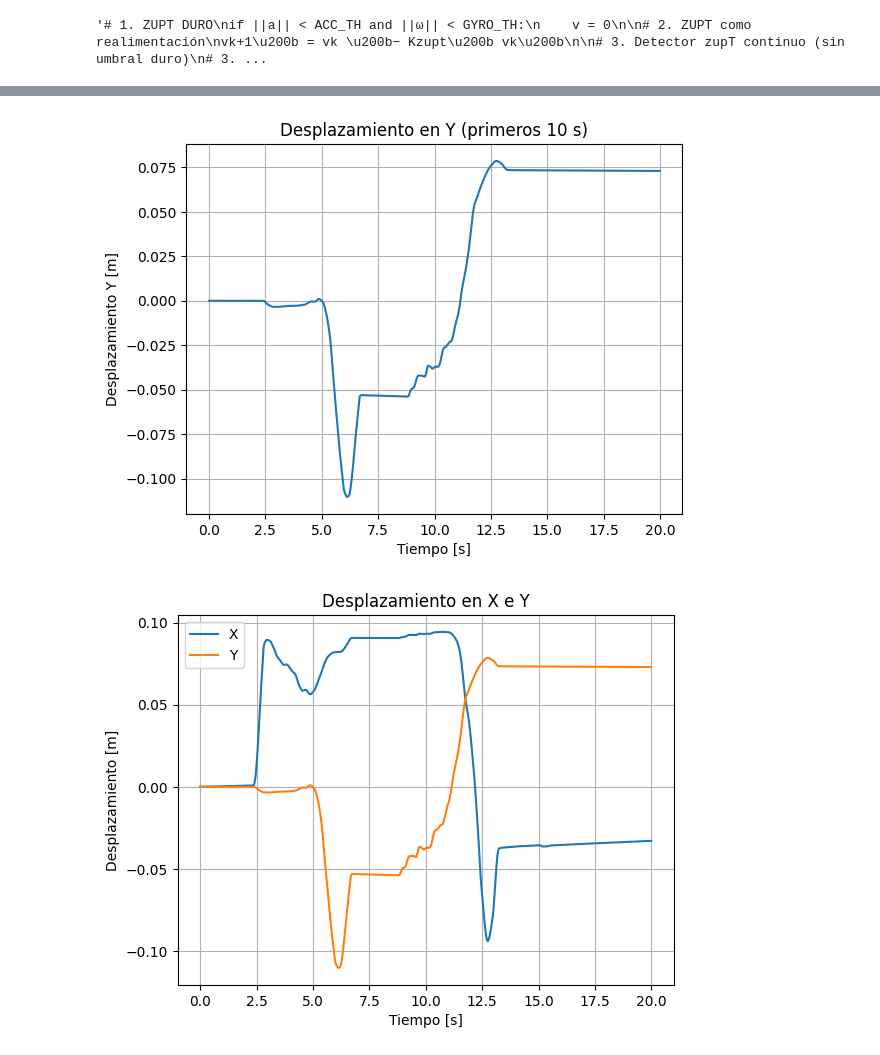
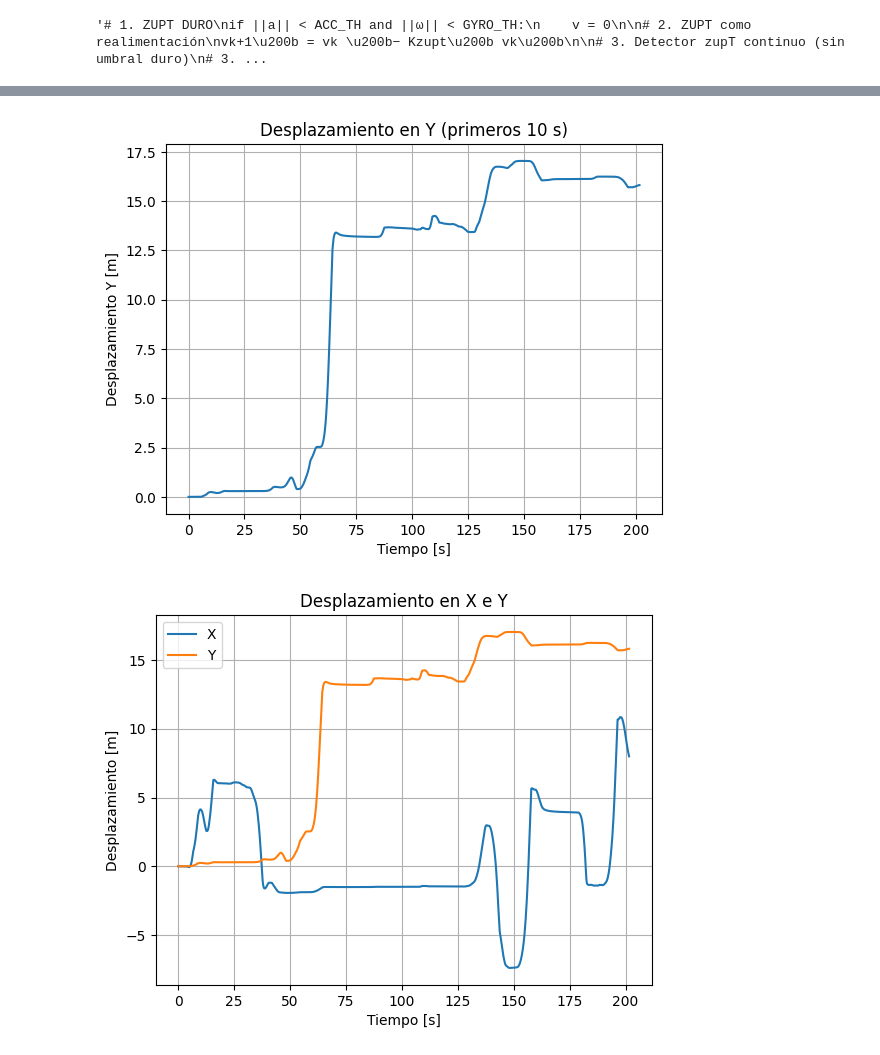
Before and after one commit to JuanAlva/sensorConnect_reader, a Jupyter notebook: zupt_nhc_automatizacion.ipynb, the cells around one changed output, grey strips where cells are left out. Drawn from its saved outputs; the diff is of its cells as text; code cells hidden in the pictures.

Commit message:
pruebas jicamarca

```diff
--- a/zupt_nhc_automatizacion.ipynb
+++ b/zupt_nhc_automatizacion.ipynb
@@ -51,33 +0,0 @@ df_a
-# %%
-import numpy as np
-
-
-# Inicializar columnas
-for col in ["vx", "vy", "vz", "px", "py", "pz"]:
-    df_a[col] = 0.0
-
-p = np.zeros(3)
-v = np.zeros(3)
-
-# len(df_a)
-for k in range(1, len(df_a)):
-
-    dt = df_a.loc[k, "dt"]
-
-    # Si el primer dt es NaN, lo saltamos
-    if pd.isna(dt):
-        continue
-
-    a = df_a.loc[k, ["ax", "ay", "az"]].values
-
-    # Velocidad
-    v = v + a * dt
-
-    # Posición
-    p = p + v * dt
-
-    # Guardar en el DataFrame
-    df_a.loc[k, ["vx", "vy", "vz"]] = v
-    df_a.loc[k, ["px", "py", "pz"]] = p
-
-df_a
@@ -144,7 +3,7 @@ import pandas as pd
 
 
 # --- cargar cuaterniones ---
-df_q = pd.read_csv("cuaterniones_7.csv")
+df_q = pd.read_csv("pruebas_09-03/prueba03_cuat.csv")
 
 df_q = df_q.rename(columns={
     "inertial-6286.188861:estOrientQuaternion[0-0]": "q0",
@@ -189,7 +48,7 @@ df_q
 # print("fs estimada:", fs_est, "Hz")
 # %%
 # cargar aceleraciones
-df_a = pd.read_csv("accel_ang_7.csv")
+df_a = pd.read_csv("pruebas_09-03/prueba03_acc.csv")
 
 # renombrar columnas
 df_a = df_a.rename(columns={
@@ -1241,15 +1103,15 @@ plot_unEje_ac_v_p("z")
 # %%
 df_u["time_s"] = (df_u["time"] - df_u["time"].iloc[0]) * 1e-9
-df_10s = df_u[df_u["time_s"] <= 20]
+df_10s = df_u[df_u["time_s"] <= 300]
 plt.figure()
 plt.plot(df_10s["time_s"], df_10s["py_scale"])
 plt.xlabel("Tiempo [s]")
 plt.ylabel("Desplazamiento Y [m]")
 plt.title("Desplazamiento en Y (primeros 10 s)")
 plt.grid(True)
 plt.show()
 # %% [output]
-[figure, old version]
+[figure, new version]
 # %%
 plt.figure()
 plt.plot(df_10s["time_s"], df_10s["px_scale"], label="X")
@@ -1262,7 +1124,7 @@ plt.legend()
 plt.grid(True)
 plt.show()
 # %% [output]
-[figure, old version]
+[figure, new version]
 # %%
 plt.figure()
 plt.plot(df_10s["px_scale"], df_10s["py_scale"])
```
Also changed, not shown: parts of 41 cells of this notebook, 38 other files.
